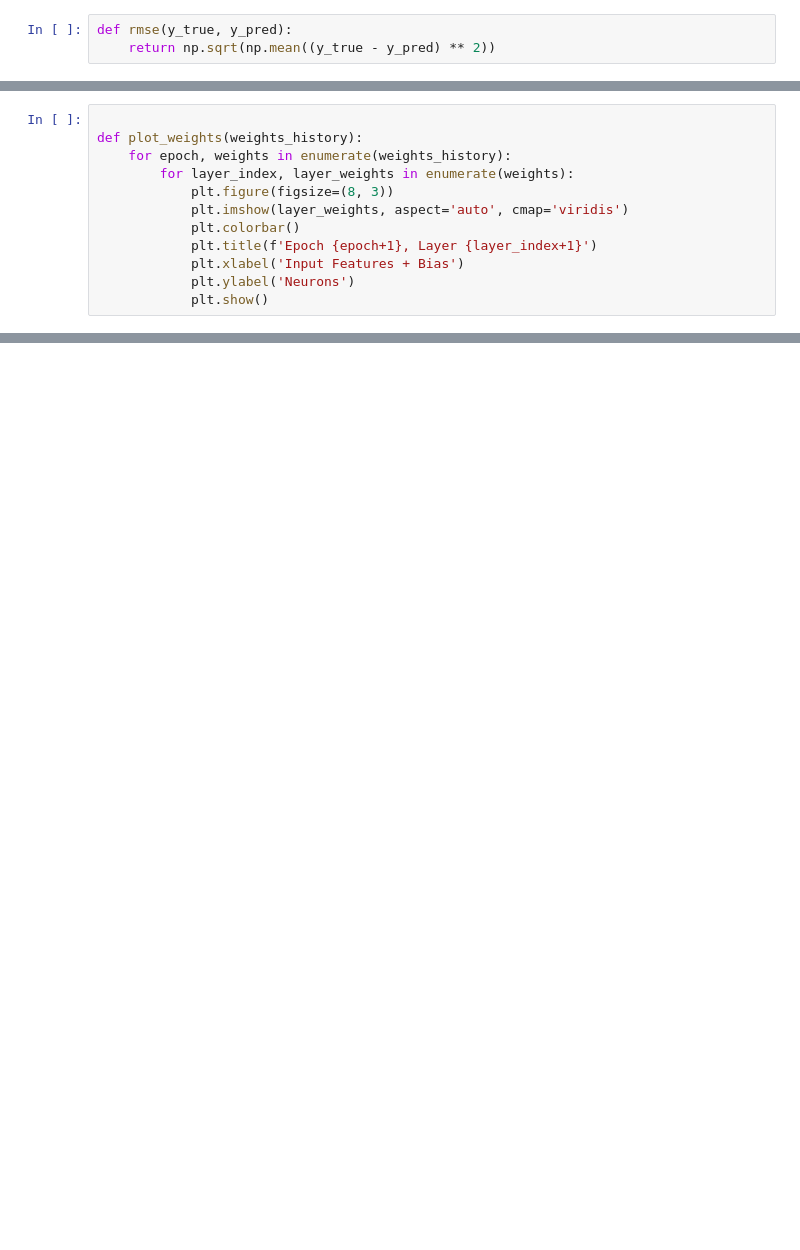
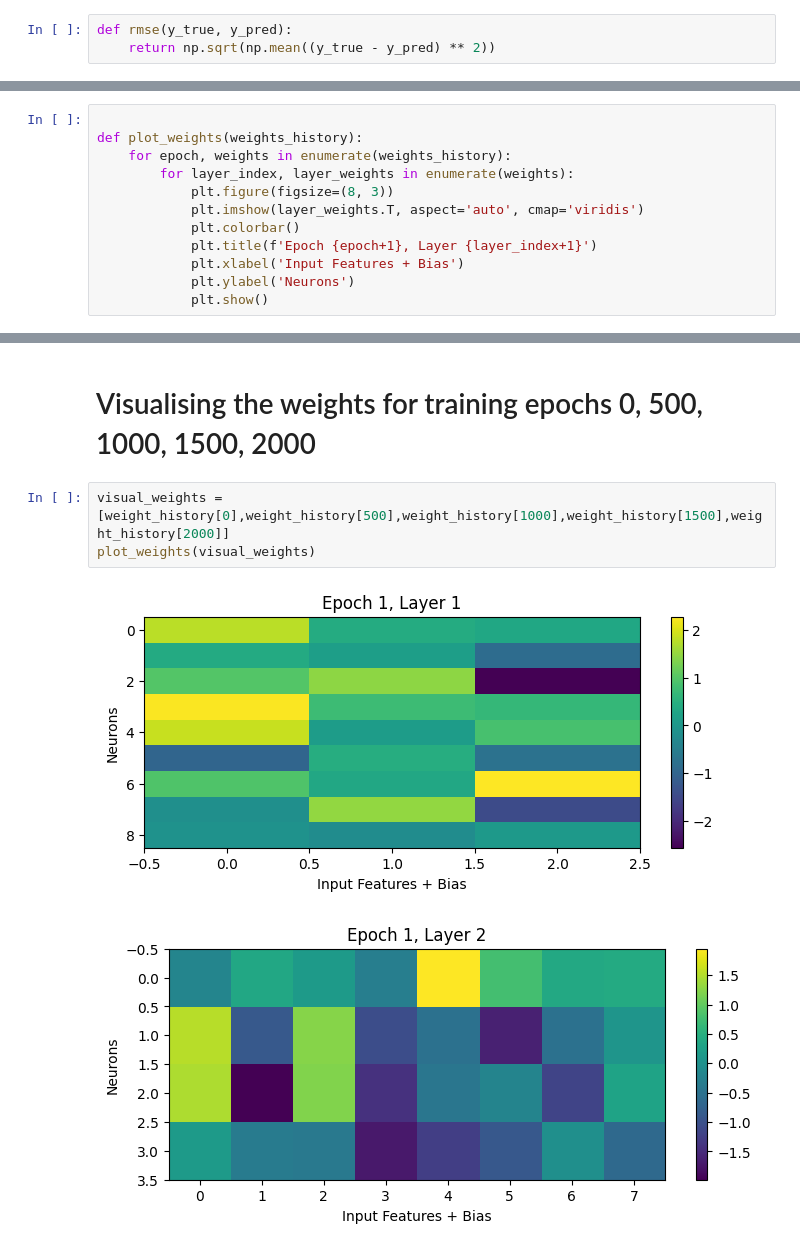
Before and after one commit to j0sh162/ACML_BackProp, a Jupyter notebook: BackProp.ipynb, the cells around one changed output, grey strips where cells are left out. Cells and saved outputs as stored; diff of their text form; blank space fills up the shorter version.

```diff
--- a/BackProp.ipynb
+++ b/BackProp.ipynb
@@ -184,7 +169,7 @@ def plot_weights(weights_history):
     for epoch, weights in enumerate(weights_history):
         for layer_index, layer_weights in enumerate(weights):
             plt.figure(figsize=(8, 3))
-            plt.imshow(layer_weights, aspect='auto', cmap='viridis')
+            plt.imshow(layer_weights.T, aspect='auto', cmap='viridis')
             plt.colorbar()
             plt.title(f'Epoch {epoch+1}, Layer {layer_index+1}')
             plt.xlabel('Input Features + Bias')
@@ -290,0 +256,8 @@ plot_network(weights)
+# %% [markdown]
+# Visualising the weights for training epochs 0, 500, 1000, 1500, 2000
+# %%
+visual_weights = [weight_history[0],weight_history[500],weight_history[1000],weight_history[1500],weight_history[2000]]
+plot_weights(visual_weights)
+# %% [output]
+[figure, added]
+[figure, added]
```
Also changed, not shown: parts of 19 cells of this notebook.
